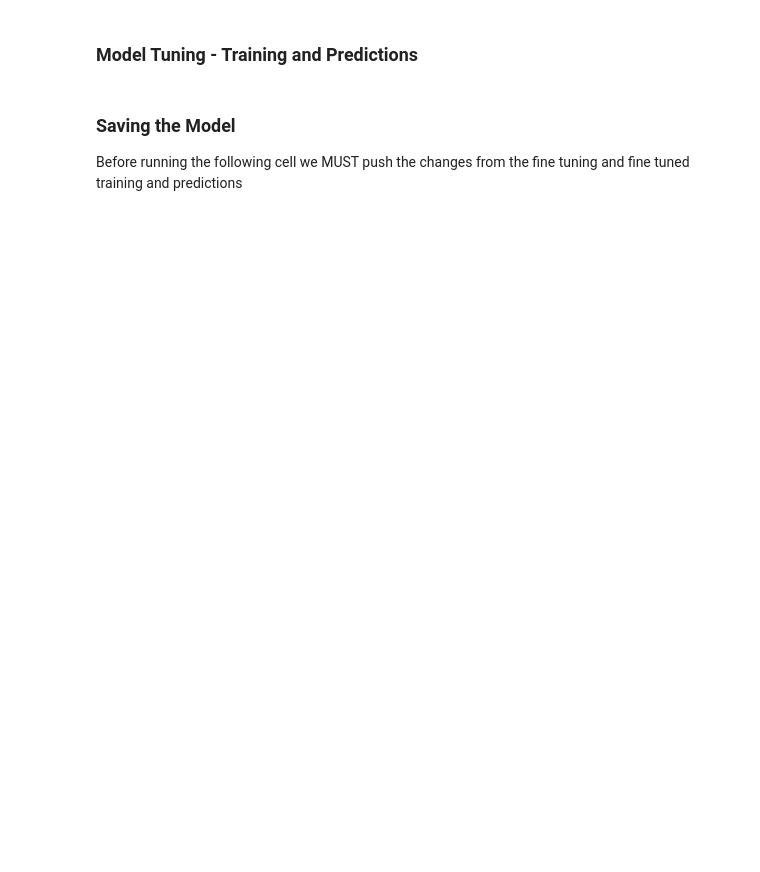
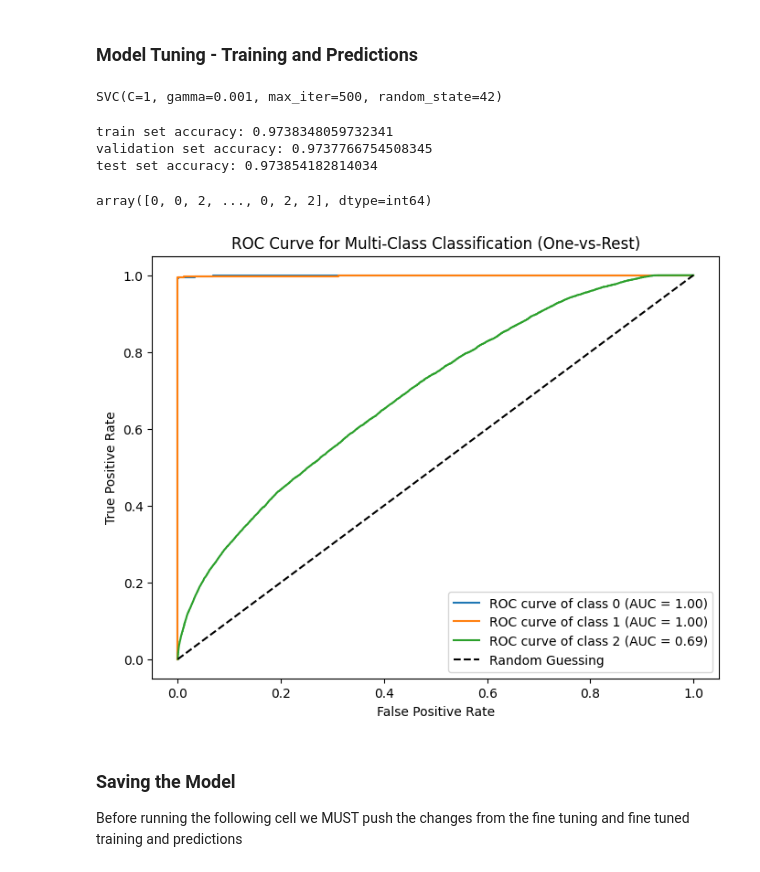
Before and after one commit to Diegomca98/final-project, a Jupyter notebook: src/project.ipynb, the cells around one changed output. Drawn from its saved outputs; the diff is of its cells as text; code cells hidden in the pictures; blank space fills up the shorter version.

Commit message:
Model Creation, RandomSearchCV, Model Fine-Tuning, Model Evaluation and ROC Curve for Multi-class Classification

```diff
--- a/src/project.ipynb
+++ b/src/project.ipynb
@@ -1214,2 +1319,10 @@ model_dict['xgboost'].get_params()
+# %%
+#best_params = {'max_iter': 1000, 'kernel': 'linear', 'gamma': 0.001, 'C': 10}
+best_params = {
+    'C':1,
+    'gamma':0.001,
+    'kernel':'rbf',
+    'max_iter':500
+}
 # %% [markdown]
 ### Model Tuning - Training and Predictions
@@ -1226,0 +1329,2 @@ model_dict['xgboost'].get_params()
+# %%
+X_train, X_val, y_train, y_val = train_test_split(X_train, y_train, test_size=0.2, random_state=42)
@@ -1226,0 +1337,12 @@ model_dict['xgboost'].get_params()
+# %%
+svc_model = SVC(
+    C = best_params['C'],
+    kernel = best_params['kernel'],
+    gamma = best_params['gamma'],
+    max_iter = best_params['max_iter'],
+    random_state = 42
+)
+# %%
+svc_model.fit(X_train, y_train)
+# %% [output]
+SVC(C=1, gamma=0.001, max_iter=500, random_state=42)
@@ -1227,3 +1364,51 @@ model_dict['xgboost'].get_params()
+# %%
+for metric in tuned_evaluations:
+    print(f'{metric} set accuracy: {tuned_evaluations[metric]}')
+# %% [output]
+train set accuracy: 0.9738348059732341
+validation set accuracy: 0.9737766754508345
+test set accuracy: 0.973854182814034
+# %%
+svc_model.predict(X_test)
+# %% [output]
+array([0, 0, 2, ..., 0, 2, 2], dtype=int64)
+# %%
+from sklearn.multiclass import OneVsRestClassifier
+from sklearn.metrics import roc_curve, auc
+import matplotlib.pyplot as plt
+
+# Create One-vs-Rest classifier
+ovr_classifier = OneVsRestClassifier(svc_model)
+
+# Fit the classifier on the training data
+ovr_classifier.fit(X_train, y_train)
+
+# Get decision function scores for each class
+y_scores = ovr_classifier.decision_function(X_test)
+
+# Convert pandas Series to numpy array
+y_test_np = y_test.values
+
+# Compute ROC curve and ROC area for each class
+fpr = dict()
+tpr = dict()
+roc_auc = dict()
+for i in range(len(pd.unique(y_train))):
+    fpr[i], tpr[i], _ = roc_curve((y_test_np == i).astype(int), y_scores[:, i])
+    roc_auc[i] = auc(fpr[i], tpr[i])
+
+# Plot ROC curves
+plt.figure(figsize=(8, 6))
+for i in range(len(pd.unique(y_train))):
+    plt.plot(fpr[i], tpr[i], label='ROC curve of class {0} (AUC = {1:0.2f})'.format(i, roc_auc[i]))
+plt.plot([0, 1], [0, 1], 'k--', label='Random Guessing')
+plt.xlabel('False Positive Rate')
+plt.ylabel('True Positive Rate')
+plt.title('ROC Curve for Multi-Class Classification (One-vs-Rest)')
+plt.legend(loc="lower right")
+plt.show()
+# %% [output]
+[figure, added]
 # %% [markdown]
 ### Saving the Model
 Before running the following cell we MUST push the changes from the fine tuning and fine tuned training and predictions
```
Also changed, not shown: parts of 23 cells of this notebook.
